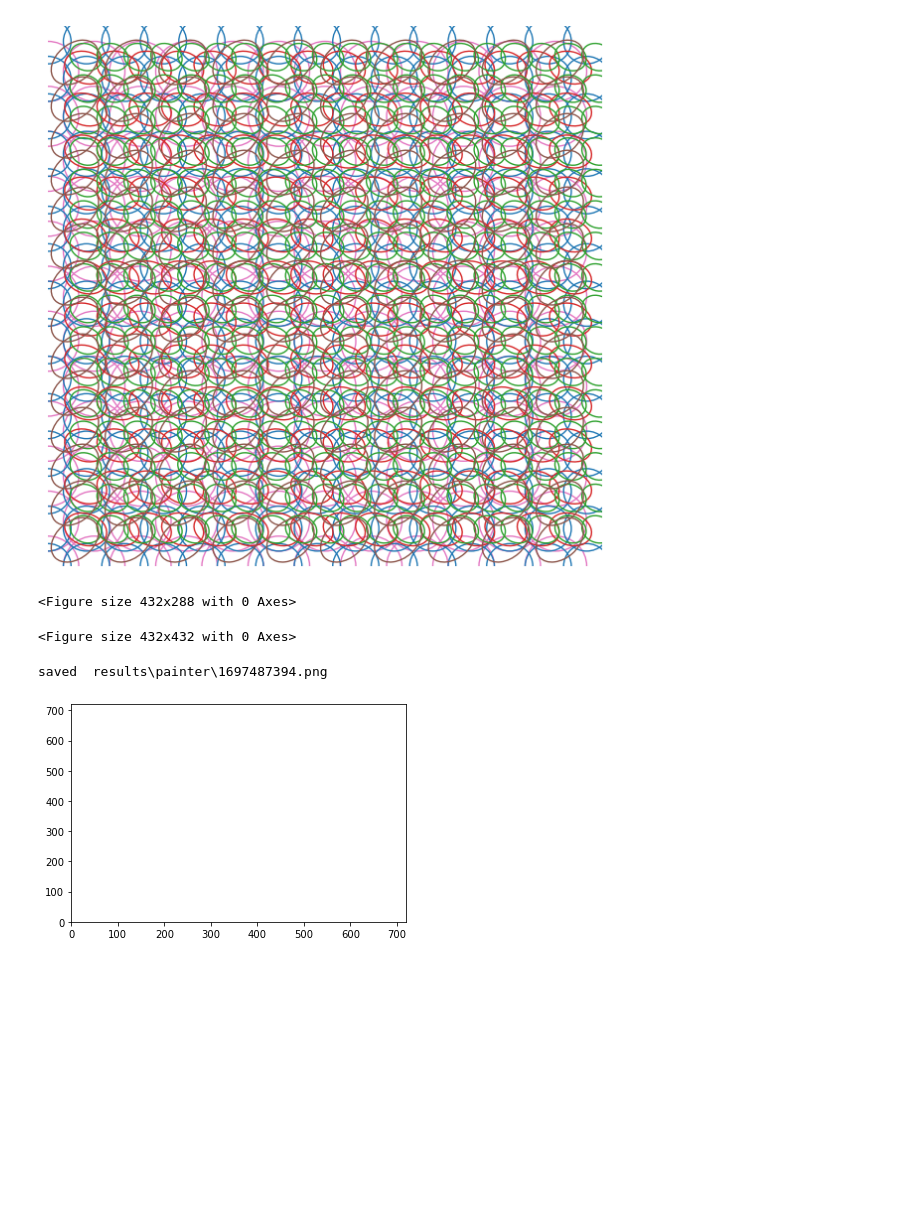
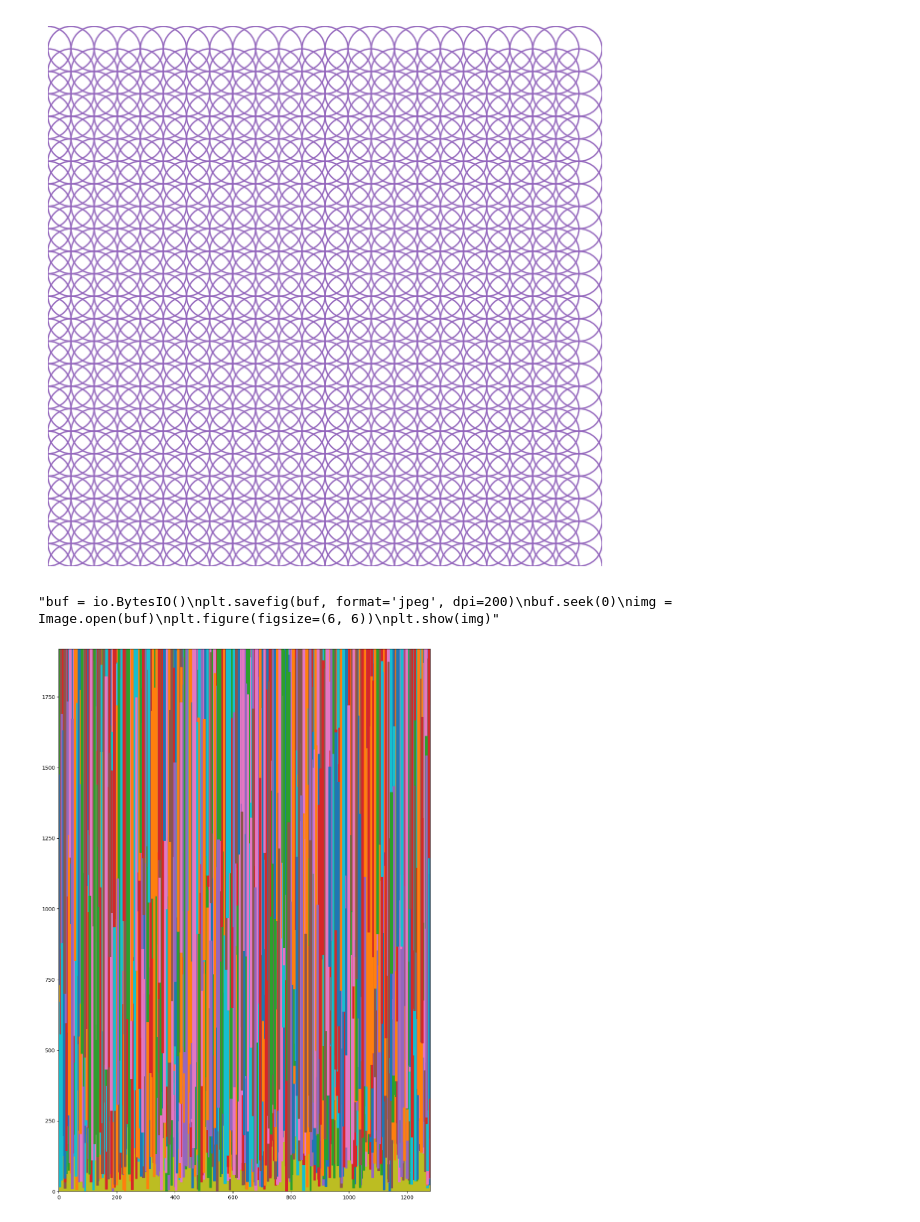
Before and after one commit to albertotavini98/visual_repurposing, a Jupyter notebook: use_painter.ipynb, the cells around one changed output. Saved outputs shown, nothing was run; the diff lists cells and outputs as text; code cells hidden in the pictures; blank space fills up the shorter version.

```diff
--- a/use_painter.ipynb
+++ b/use_painter.ipynb
@@ -15,7 +15,7 @@ width = 720
 dpi = 100  # You can modify the dpi to adjust the quality/resolution of the output image
 # Create a figure and a subplot
 fig, ax = plt.subplots(figsize=(width/dpi, width/dpi), dpi=dpi)
-#fig.patch.set_facecolor('white')
+fig.patch.set_facecolor('white')
 ax.axis('off')
 colors = ['tab:blue', 'tab:green', 'tab:purple', 'tab:red', 'tab:orange', 'tab:brown','tab:pink', 'tab:cyan']
 
@@ -23,61 +23,56 @@ colors = ['tab:blue', 'tab:green', 'tab:purple', 'tab:red', 'tab:orange', 'tab:b
 rad = 10
 
 coeff = [random.randint(2, 7) for _ in range(6)]
-painter.fillWithCircles(fig, ax,0, width, coeff[0]*rad, coeff[1]*rad, 'tab:pink')
-painter.fillWithCircles(fig, ax,0, width, coeff[2]*rad, coeff[3]*rad/2, 'tab:blue')
-#painter.fillWithCircles(fig, ax,0, width, coeff[4]*rad, coeff[5]*rad/2, 'tab:cyan')
+#painter.fillWithCircles(fig, ax,0, width, coeff[0]*rad, coeff[1]*rad, 'tab:cyan')
+#painter.fillWithCircles(fig, ax,0, width, coeff[2]*rad, coeff[3]*rad/2, 'tab:blue')
+painter.fillWithCircles(fig, ax,0, width, coeff[4]*rad, coeff[5]*rad/2, 'tab:purple')
 
-params = [random.randint(3, 10)*7 for _ in range(12)]
-painter.fillWithEllipses(fig, ax, params[0], width, params[1], params[2], params[9] , 'tab:red')
-painter.fillWithEllipses(fig, ax, params[3], width, params[4], params[5], params[10] , 'tab:green')
-painter.fillWithEllipses(fig, ax, params[6], width, params[7], params[8], params[11] , 'tab:brown')
+params = [random.randint(3, 8)*7 for _ in range(12)]
+#painter.fillWithEllipses(fig, ax, params[0], width, params[1], params[2], params[9] , 'tab:red')
+#painter.fillWithEllipses(fig, ax, params[3], width, params[4], params[5], params[10] , 'tab:green')
+#painter.fillWithEllipses(fig, ax, params[6], width, params[7], params[8], params[11] , 'tab:brown')
 
+#painter.save_painting(plt, 'painter')
 plt.xlim(0, width)
 plt.ylim(0, width)
 plt.show()
 
 #we put the content of the figure in a PIL image for future manipulation
-buf = io.BytesIO()
+"""buf = io.BytesIO()
 plt.savefig(buf, format='jpeg', dpi=200)
 buf.seek(0)
 img = Image.open(buf)
 plt.figure(figsize=(6, 6))
-plt.show(img)
+plt.show(img)"""
 # %% [output]
-[figure, old version]
+[figure, new version]
-<Figure size 432x288 with 0 Axes>
+"buf = io.BytesIO()\nplt.savefig(buf, format='jpeg', dpi=200)\nbuf.seek(0)\nimg = Image.open(buf)\nplt.figure(figsize=(6, 6))\nplt.show(img)"
-<Figure size 432x432 with 0 Axes>
 # %%
 width= 1280
 height = 1920
 dpi = 100  # You can modify the dpi to adjust the quality/resolution of the output image
 # Create a figure and a subplot
 fig, ax = plt.subplots(figsize=(width/dpi, height/dpi), dpi=dpi)
 #fig.patch.set_facecolor('tab:olive')
 ax.set_facecolor('tab:olive')
 #ax.axis('off')
 colors = ['tab:blue', 'tab:green', 'tab:purple', 'tab:red', 'tab:orange', 'tab:brown','tab:pink', 'tab:cyan']
 
 
-for i in range(200):
+for i in range(5000):
     #we pick a random color
     color = colors[ random.randint(0, len(colors)-1) ]
     #and random coordinates and sizes for each rectangle
-    side1 = random.randint(width//8, width//4)
-    side2= random.randint(height//12, height//5)
+    side1 = random.randint(6, 8)
+    side2= random.randint(height//3, height)
     x = random.randint(0, width )
     y = random.randint(0, height)
-    rectangle = patches.Rectangle((x, y), side1, side2, edgecolor=color, facecolor=color)
+    rectangle = patches.Rectangle((y,x), side1, side2, edgecolor=color, facecolor=color)
     ax.add_patch(rectangle)
 
-
-
-
 plt.xlim(0, width)
-plt.ylim(0, width)
-save_painting(plt, 'painter')
+plt.ylim(0, height)
 #if i show it before saving it gets emptied (?)
 plt.show()
 # %% [output]
-saved  results\painter\1697487394.png
-[figure, old version]
+[figure, new version]
```
Also changed, not shown: 5 other files.
